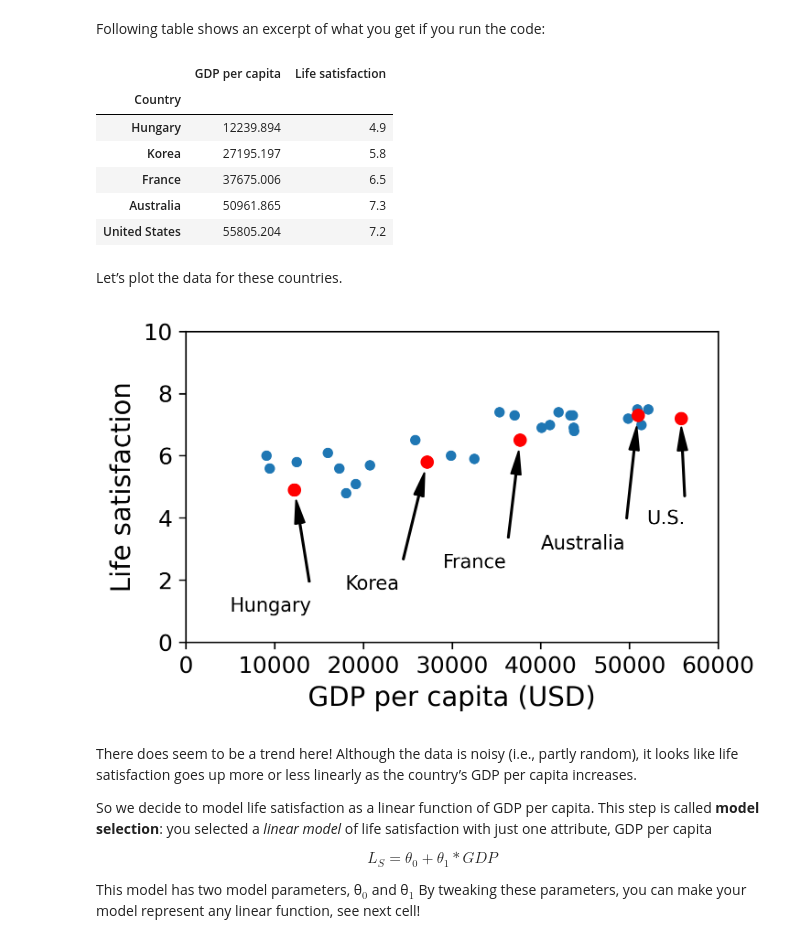
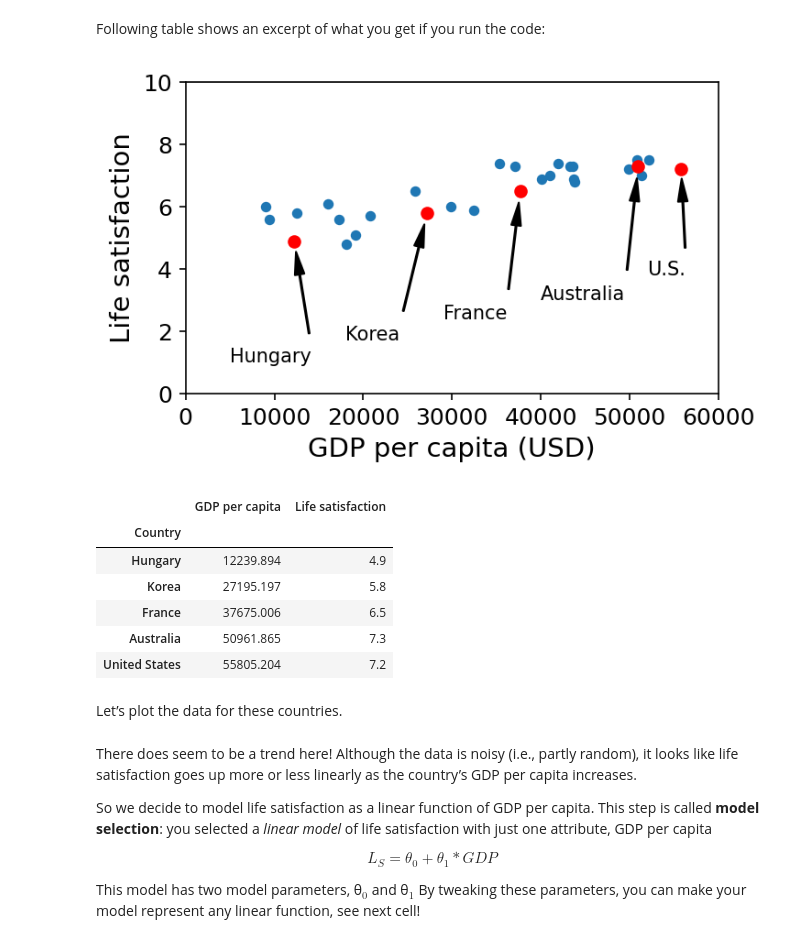
Before and after one commit to amantaya/ResBazAZ2021, a Jupyter notebook: ResBazAZ_I.ipynb, the cells around one changed output. Saved outputs shown, nothing was run; the diff lists cells and outputs as text; code cells hidden in the pictures.

```diff
--- a/ResBazAZ_I.ipynb
+++ b/ResBazAZ_I.ipynb
@@ -267,40 +275,40 @@ sample_data = full_country_stats[["GDP per capita", 'Life satisfaction']].iloc[k
 missing_data = full_country_stats[["GDP per capita", 'Life satisfaction']].iloc[remove_indices]
 # %% [markdown]
 Following table shows an excerpt of what you get if you run the code:
-# %%
-# does money make people happeier?
-sample_data.to_csv(os.path.join("datasets", "lifesat", "lifesat.csv"))
-sample_data.loc[list(position_text.keys())]
-# %% [output]
-|  | GDP per capita | Life satisfaction |
-| Country |  |  |
-| Hungary | 12239.894 | 4.9 |
-| Korea | 27195.197 | 5.8 |
-| France | 37675.006 | 6.5 |
-| Australia | 50961.865 | 7.3 |
-| United States | 55805.204 | 7.2 |
+# %%
+plt.rcParams['figure.dpi'] = 150
+sample_data.plot(kind='scatter', x="GDP per capita", y='Life satisfaction', figsize=(5,3))
+plt.axis([0, 60000, 0, 10])
+position_text = {
+    "Hungary": (5000, 1),
+    "Korea": (18000, 1.7),
+    "France": (29000, 2.4),
+    "Australia": (40000, 3.0),
+    "United States": (52000, 3.8),
+}
+for country, pos_text in position_text.items():
+    pos_data_x, pos_data_y = sample_data.loc[country]
+    country = "U.S." if country == "United States" else country
+    plt.annotate(country, xy=(pos_data_x, pos_data_y), xytext=pos_text,
+            arrowprops=dict(facecolor='black', width=0.5, shrink=0.1, headwidth=5))
+    plt.plot(pos_data_x, pos_data_y, "ro")
+plt.xlabel("GDP per capita (USD)")
+plt.show()
+
+# does money make people happeier?
+sample_data.to_csv(os.path.join("datasets", "lifesat", "lifesat.csv"))
+sample_data.loc[list(position_text.keys())]
+# %% [output]
+[figure, added]
+|  | GDP per capita | Life satisfaction |
+| Country |  |  |
+| Hungary | 12239.894 | 4.9 |
+| Korea | 27195.197 | 5.8 |
+| France | 37675.006 | 6.5 |
+| Australia | 50961.865 | 7.3 |
+| United States | 55805.204 | 7.2 |
 # %% [markdown]
 Let’s plot the data for these countries.
-# %%
-sample_data.plot(kind='scatter', x="GDP per capita", y='Life satisfaction', figsize=(5,3))
-plt.axis([0, 60000, 0, 10])
-position_text = {
-    "Hungary": (5000, 1),
-    "Korea": (18000, 1.7),
-    "France": (29000, 2.4),
-    "Australia": (40000, 3.0),
-    "United States": (52000, 3.8),
-}
-for country, pos_text in position_text.items():
-    pos_data_x, pos_data_y = sample_data.loc[country]
-    country = "U.S." if country == "United States" else country
-    plt.annotate(country, xy=(pos_data_x, pos_data_y), xytext=pos_text,
-            arrowprops=dict(facecolor='black', width=0.5, shrink=0.1, headwidth=5))
-    plt.plot(pos_data_x, pos_data_y, "ro")
-plt.xlabel("GDP per capita (USD)")
-plt.show()
-# %% [output]
-[figure, removed]
 # %% [markdown]
 There does seem to be a trend here! Although the data is noisy (i.e., partly random), it looks like life satisfaction goes up more or less linearly as the country’s GDP per capita increases.
 
```
Also changed, not shown: parts of 14 cells of this notebook.
